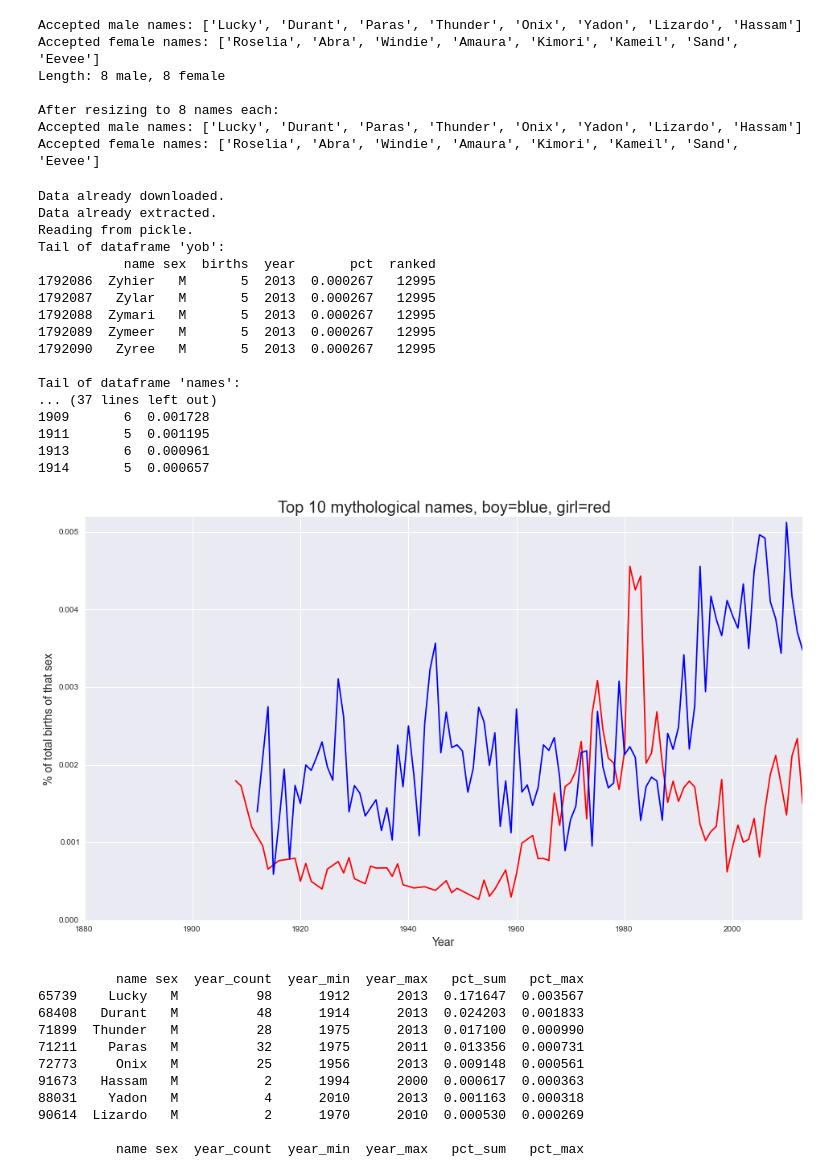
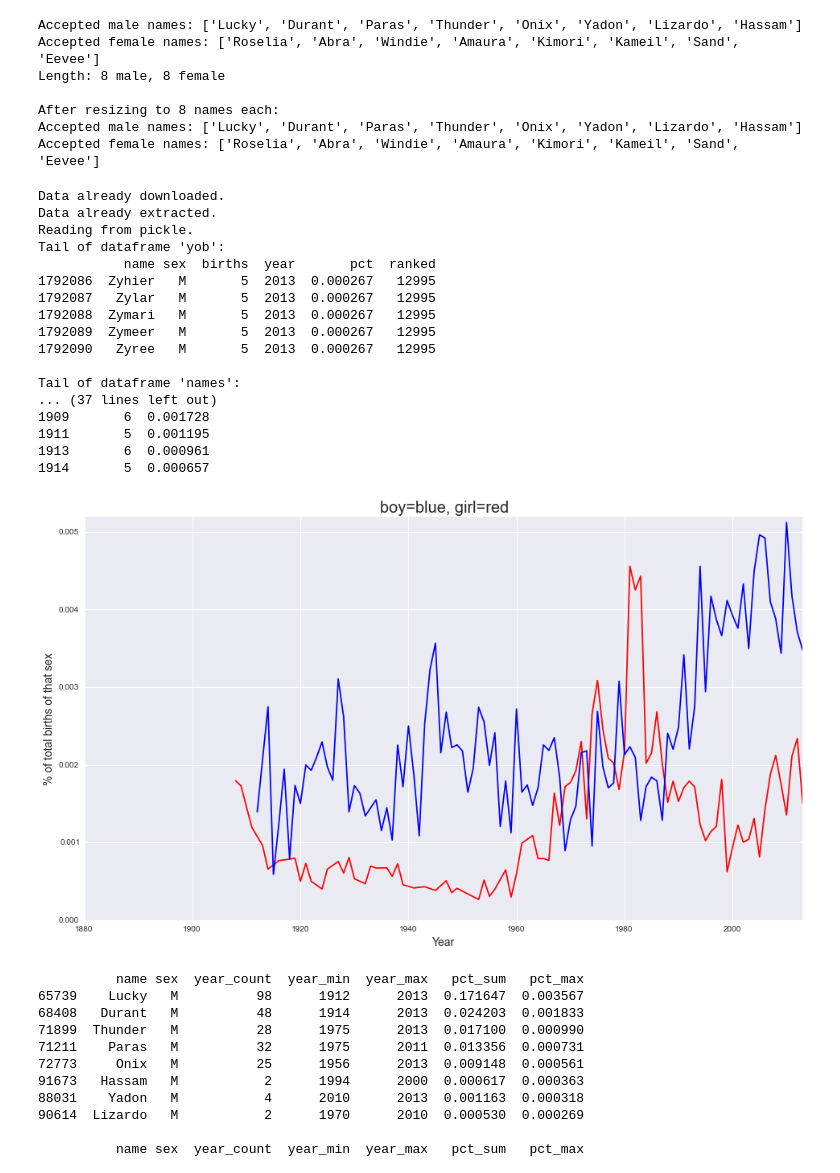
Before and after one commit to Prooffreader/Baby_names_US_IPython, a Jupyter notebook: list_pokemon_interactive_script.ipynb, the cells around one changed output. Drawn from its saved outputs; the diff is of its cells as text; code cells hidden in the pictures.

```diff
--- a/list_pokemon_interactive_script.ipynb
+++ b/list_pokemon_interactive_script.ipynb
@@ -525,35 +525,35 @@ xm = list(yob_listed_m_agg.index)
 plt.figure(figsize=(16,9))
 plt.plot(xf, list(yob_listed_f_agg.pct), color="red")
 plt.plot(xm, list(yob_listed_m_agg.pct), color="blue")
 
 plt.ylim(0, determine_y_limit(max(list(yob_listed_f_agg.pct)
                                   +list(yob_listed_m_agg.pct))))
 plt.xlim(1880, 2013)
 
-plt.title('Top 10 mythological names, boy=blue, girl=red', fontsize = 20)
+plt.title('boy=blue, girl=red', fontsize = 20)
 plt.xlabel("Year", fontsize = 14)
 plt.ylabel("% of total births of that sex", fontsize = 14)
 
 plt.show()
 # %% [output]
 Data already downloaded.
 Data already extracted.
 Reading from pickle.
 Tail of dataframe 'yob':
            name sex  births  year       pct  ranked
 1792086  Zyhier   M       5  2013  0.000267   12995
 1792087   Zylar   M       5  2013  0.000267   12995
 1792088  Zymari   M       5  2013  0.000267   12995
 1792089  Zymeer   M       5  2013  0.000267   12995
 1792090   Zyree   M       5  2013  0.000267   12995
 
 Tail of dataframe 'names':
 ... (37 lines left out)
 1909       6  0.001728
 1911       5  0.001195
 1913       6  0.000961
 1914       5  0.000657
-[figure, old version]
+[figure, new version]
 # %%
 # all names_listed, so we can see which ones to aggregate
 # cutoff of 10 already done
```
Also changed, not shown: 8 other files.
